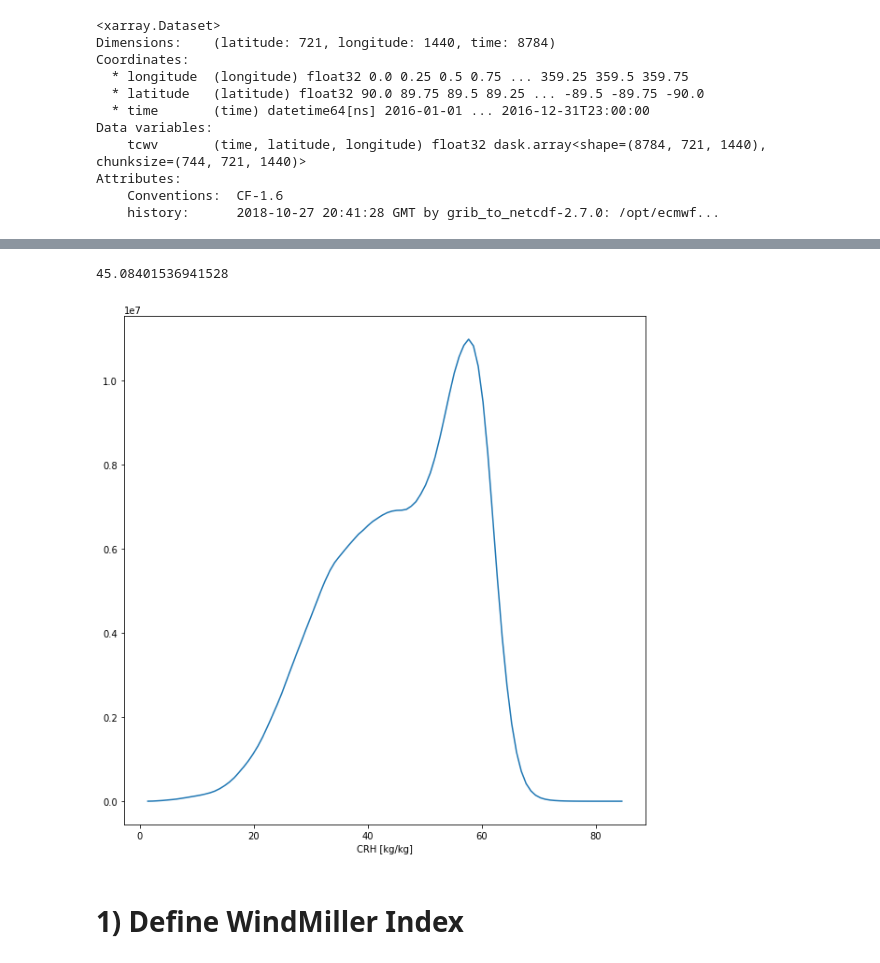
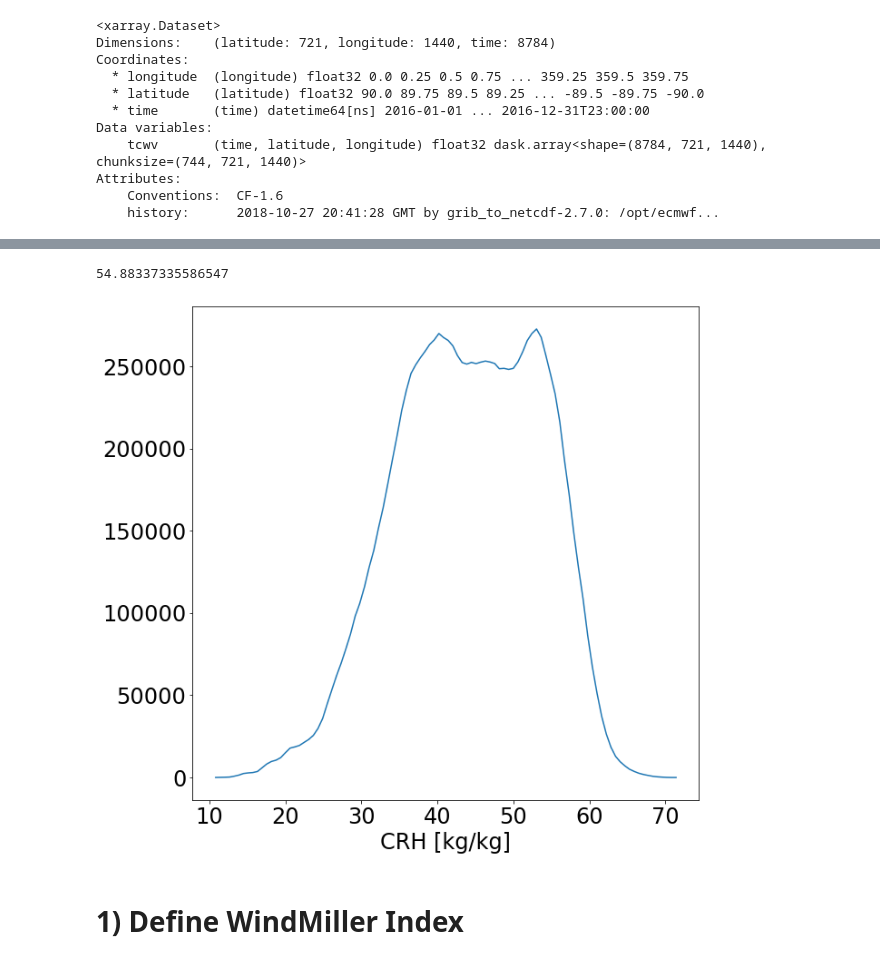
Before and after one commit to tbeucler/2019_WMI, a Jupyter notebook: dev/davidle/002_Analyze_PW.ipynb, the cells around one changed output, grey strips where cells are left out. Drawn from its saved outputs; the diff is of its cells as text; code cells hidden in the pictures.

```diff
--- a/dev/davidle/002_Analyze_PW.ipynb
+++ b/dev/davidle/002_Analyze_PW.ipynb
@@ -32,7 +34,7 @@ Attributes:
     Conventions:  CF-1.6
     history:      2018-10-27 20:41:28 GMT by grib_to_netcdf-2.7.0: /opt/ecmwf...
 # %%
-plt.figure(figsize=(15,10))
-plt.imshow(PW.tcwv.sel({'time':'2016-08-28T00:00:00', 'latitude':slice(15,-15),'longitude':slice(40,120)}),cmap='Purples')
-plt.colorbar()
+plt.figure(figsize=(20,5))
+PW.tcwv.sel({'time':'2016-10-1T00:00:00', 'latitude':slice(20,-5),'longitude':slice(310,340)}).plot(vmin=48)
+plt.rcParams.update({'font.size': 24})
 # %% [output]
@@ -40,0 +42,4 @@ plt.colorbar()
+# %%
+plt.figure(figsize=(20,5))
+PW.tcwv.sel({'time':'2016-10-10T00:00:00', 'latitude':slice(20,-5),'longitude':slice(310,340)}).plot(vmin=48)
+plt.rcParams.update({'font.size': 24})
@@ -40,0 +48,4 @@ plt.colorbar()
+# %%
+plt.figure(figsize=(20,5))
+PW.tcwv.sel({'time':'2016-10-18T00:00:00', 'latitude':slice(20,-5),'longitude':slice(310,340)}).plot(vmin=48)
+plt.rcParams.update({'font.size': 24})
@@ -58,20 +90,20 @@ CWV_sep,bin_m = find_separation_bin(PW.tcwv[:,:,:].sel({'time':'2016', 'latitude
 # %%
 plt.figure(figsize=(10,10))
-CWV_hist,bin_edges = np.histogram(PW.tcwv[:,:,:].sel({'time':'2016', 'latitude':slice(15,-15),'longitude':slice(40,120)}).values.flatten(),\
+CWV_hist,bin_edges = np.histogram(PW.tcwv[:,:,:].sel({'time':'2016-10', 'latitude':slice(20,-5),'longitude':slice(310,350)}).values.flatten(),\
                                   bins=100)
 bin_m = 0.5*(bin_edges[:-1]+bin_edges[1:])
 plt.plot(bin_m,CWV_hist)
 plt.xlabel('CRH [kg/kg]')
 
 imin_tmp = np.argmin(CWV_hist[(bin_m<55)*(bin_m>45)])
 ileft = np.argmax((bin_m<55)*(bin_m>45))
 imin = ileft+imin_tmp
 print(bin_m[imin])
 
 CWV_sep = bin_m[imin]
 # %% [output]
-45.08401536941528
+54.88337335586547
-[figure, old version]
+[figure, new version]
 # %% [markdown]
 # 1) Define WindMiller Index
 # %%
```
Also changed, not shown: parts of 13 cells of this notebook, 1 other file.
